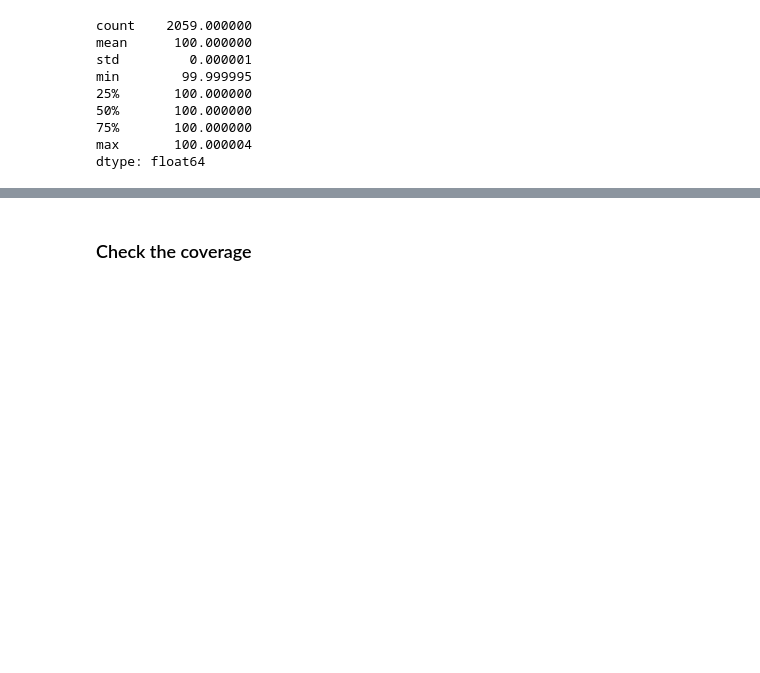
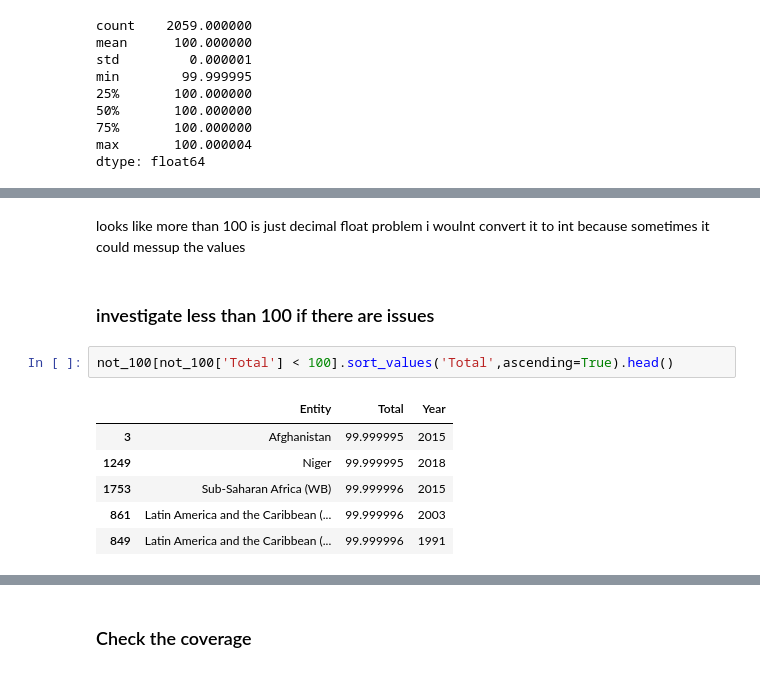
Before and after one commit to Rendell032/literacy-and-poverty-analysis, a Jupyter notebook: literate-and-illiterate-world-population/literate-and-illiterate-EDA.ipynb, the cells around one changed output, grey strips where cells are left out. Drawn from its saved outputs; the diff is of its cells as text; blank space fills up the shorter version.

```diff
--- a/literate-and-illiterate-world-population/literate-and-illiterate-EDA.ipynb
+++ b/literate-and-illiterate-world-population/literate-and-illiterate-EDA.ipynb
@@ -278,0 +315,14 @@ dtype: float64
+# %% [markdown]
+looks like more than 100 is just decimal float problem
+i woulnt convert it to int because sometimes it could messup the values
+# %% [markdown]
+### investigate less than 100 if there are issues
+# %%
+not_100[not_100['Total'] < 100].sort_values('Total',ascending=True).head()
+# %% [output]
+|  | Entity | Total | Year |
+| 3 | Afghanistan | 99.999995 | 2015 |
+| 1249 | Niger | 99.999995 | 2018 |
+| 1753 | Sub-Saharan Africa (WB) | 99.999996 | 2015 |
+| 861 | Latin America and the Caribbean (... | 99.999996 | 2003 |
+| 849 | Latin America and the Caribbean (... | 99.999996 | 1991 |
```
Also changed, not shown: parts of 12 cells of this notebook.
